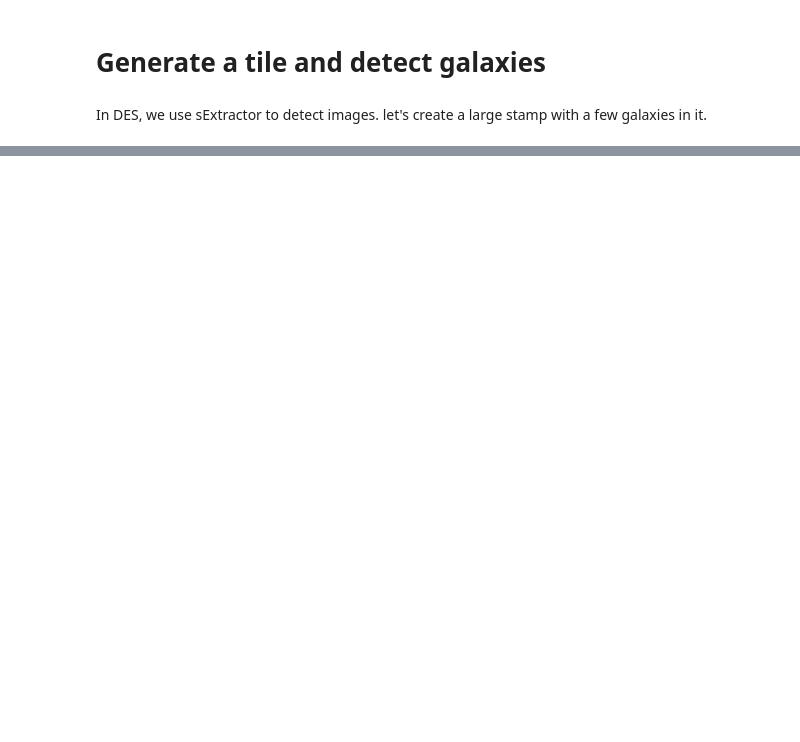
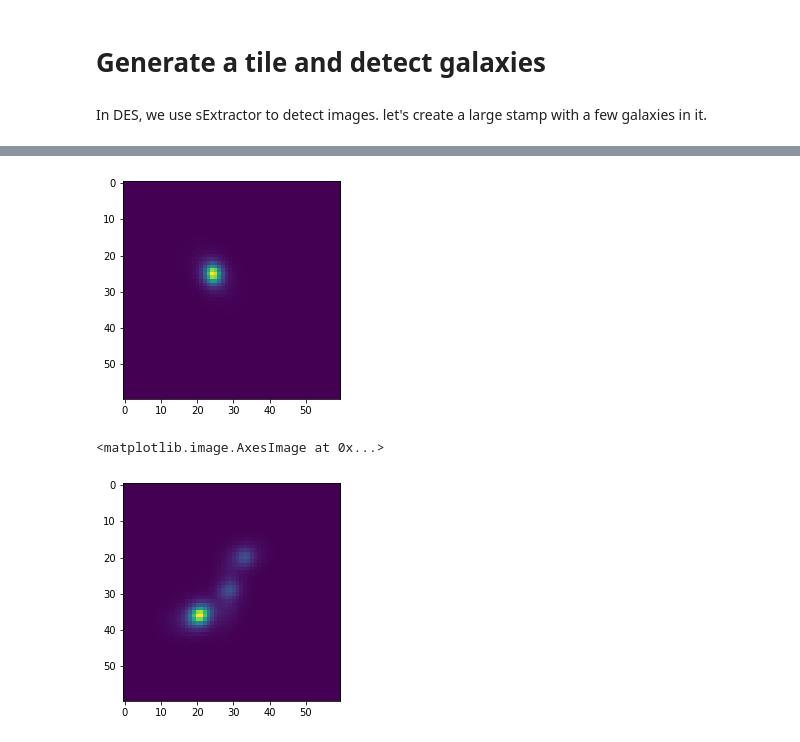
Before and after one commit to mgatti29/BFD_pipeline, a Jupyter notebook: Detection_test_Vernon.ipynb, the cells around one changed output, grey strips where cells are left out. Saved outputs shown, nothing was run; the diff lists cells and outputs as text; code cells hidden in the pictures; blank space fills up the shorter version.

```diff
--- a/Detection_test_Vernon.ipynb
+++ b/Detection_test_Vernon.ipynb
@@ -464,0 +541,42 @@ plt.scatter(np.where(find_maxima(mf_map))[1],np.where(find_maxima(mf_map))[0],co
+# %%
+# now magine you want to render all the models exxcept one galaxy.
+
+
+#coordinate target galaxy
+x_ref = cat['x'][0]
+y_ref = cat['y'][0]
+
+
+# let's assume I want to render all the models outside a 0.5 arcsec radius of the target galaxy.
+pa_= res['band_gmix_convolved'][0].get_data()
+# centers of the models
+x_ = pa_['col']/0.263+tile['image'].shape[0]/2.
+y_ = pa_['row']/0.263+tile['image'].shape[1]/2.
+
+catalog_input = SkyCoord(ra=x_*uu.arcsec*0.263, dec=y_*uu.arcsec*0.263)
+catalog_1 = SkyCoord(ra=[x_ref]*uu.arcsec*0.263, dec=[y_ref]*uu.arcsec*0.263)
+min_scale = 0.5
+idx_, Aidx, d2d, d3d = catalog_input.search_around_sky(catalog_1, min_scale*uu.arcsec)
+
+
+pars = np.zeros(len(Aidx) * 6)
+ref = 0
+for i in range(len(Aidx)):
+    pars[ref + 0] = pa_["p"][i]
+    pars[ref + 1] = pa_["row"][i]
+    pars[ref + 2] = pa_["col"][i]
+    pars[ref + 3] = pa_["irr"][i]
+    pars[ref + 4] = pa_["irc"][i]
+    pars[ref + 5] = pa_["icc"][i]
+    ref += 6
+gm = ngmix.GMix(pars=pars)
+im0 = gm.make_image((tile['image'].shape[0],tile['image'].shape[1]), jacobian=jac_shredder)
+# model target galaxy
+plt.imshow(im0)
+plt.show()
+# all the other models
+plt.imshow(models[0]-im0)
+# %% [output]
+[figure, added]
+<matplotlib.image.AxesImage at 0x...>
+[figure, added]
```
Also changed, not shown: parts of 8 cells of this notebook.
